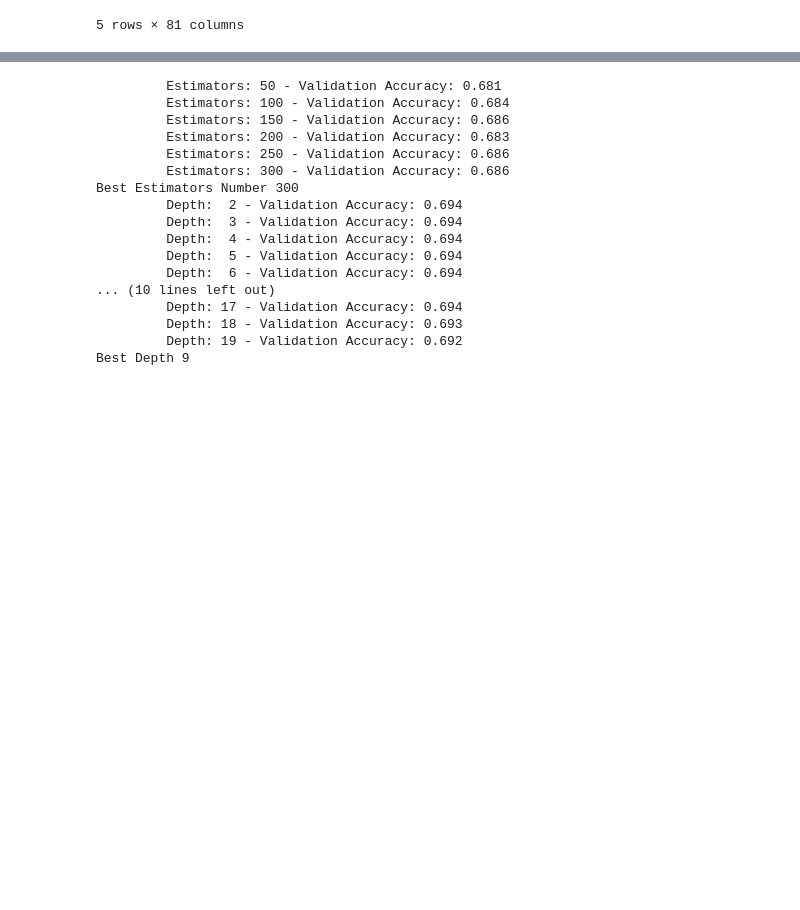
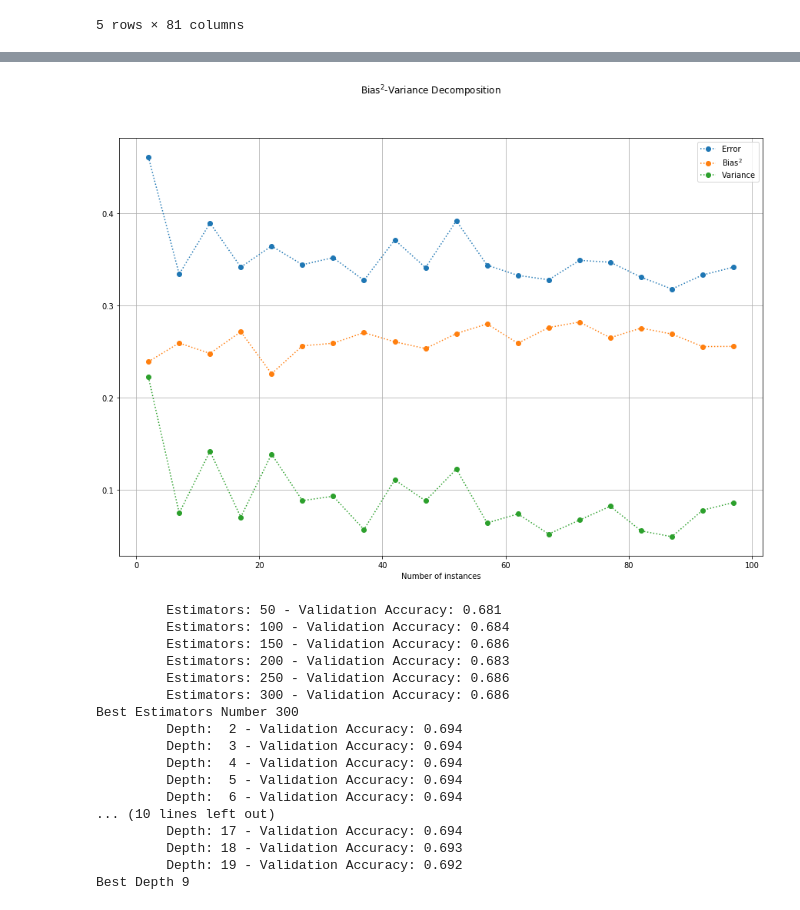
Before and after one commit to RiccardoSpolaor/Predict_Winner_2020_Australian_Open, a Jupyter notebook: Redone/04 Validating The Prediction Model.ipynb, the cells around one changed output, grey strips where cells are left out. Saved outputs shown, nothing was run; the diff lists cells and outputs as text; code cells hidden in the pictures; blank space fills up the shorter version.

```diff
--- a/Redone/04 Validating The Prediction Model.ipynb
+++ b/Redone/04 Validating The Prediction Model.ipynb
@@ -439,3 +449,12 @@ KeyboardInterrupt:
+# %%
+plot_estimator_variance_bias_decomposition(
+    BaggingClassifier(tree.DecisionTreeClassifier(max_depth = tree_best_features['depth'],
+                                                  max_features = tree_best_features['max_features']),
+                      n_estimators=bagged_tree_best_n_estimators, n_jobs = -1), N_TESTS = 3)
+
+#IL BAGGING RIDUCE UN PO' LA VARIANZA
+# %% [output]
+[figure, added]
 # %%
 from sklearn.model_selection import train_test_split
 from sklearn import tree
```
Also changed, not shown: parts of 4 cells of this notebook.
